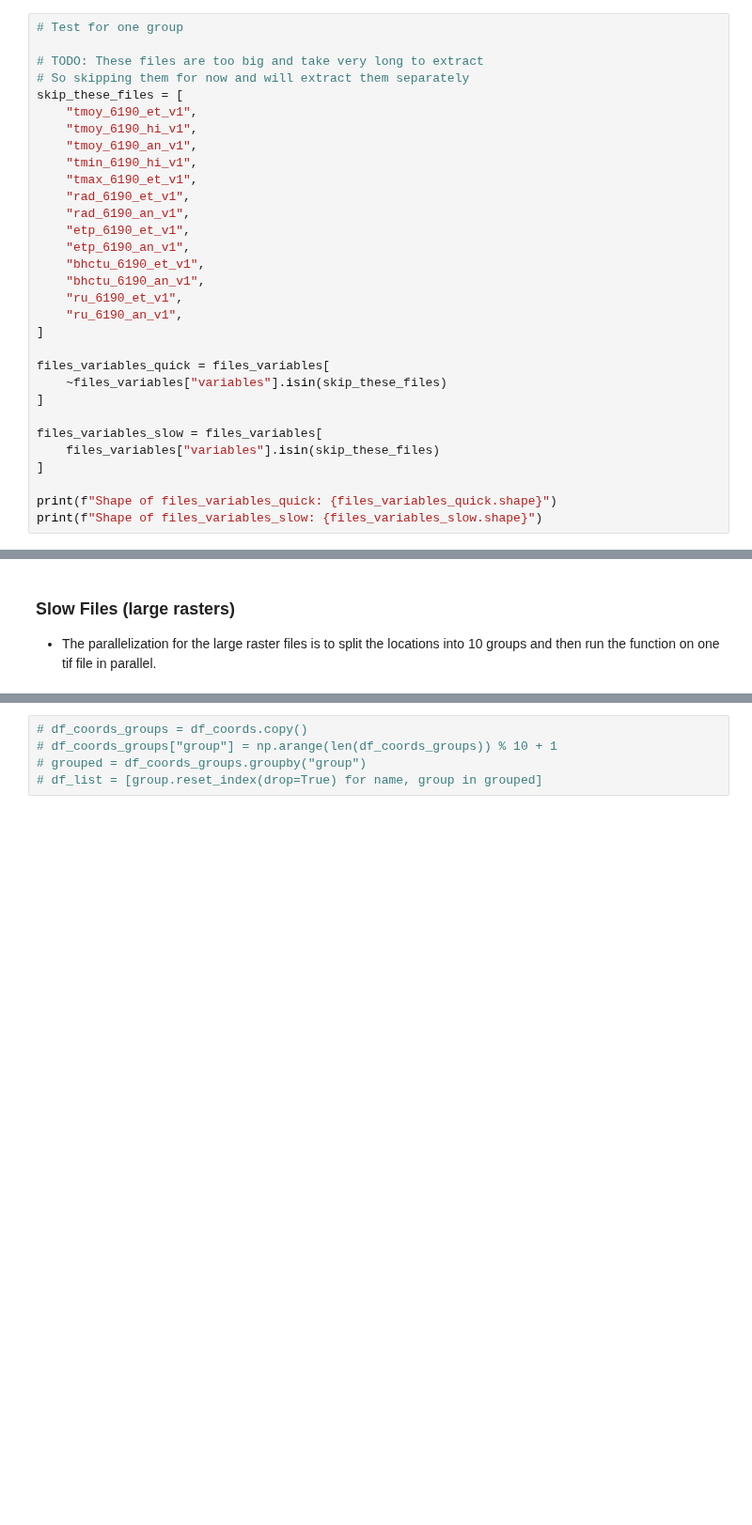
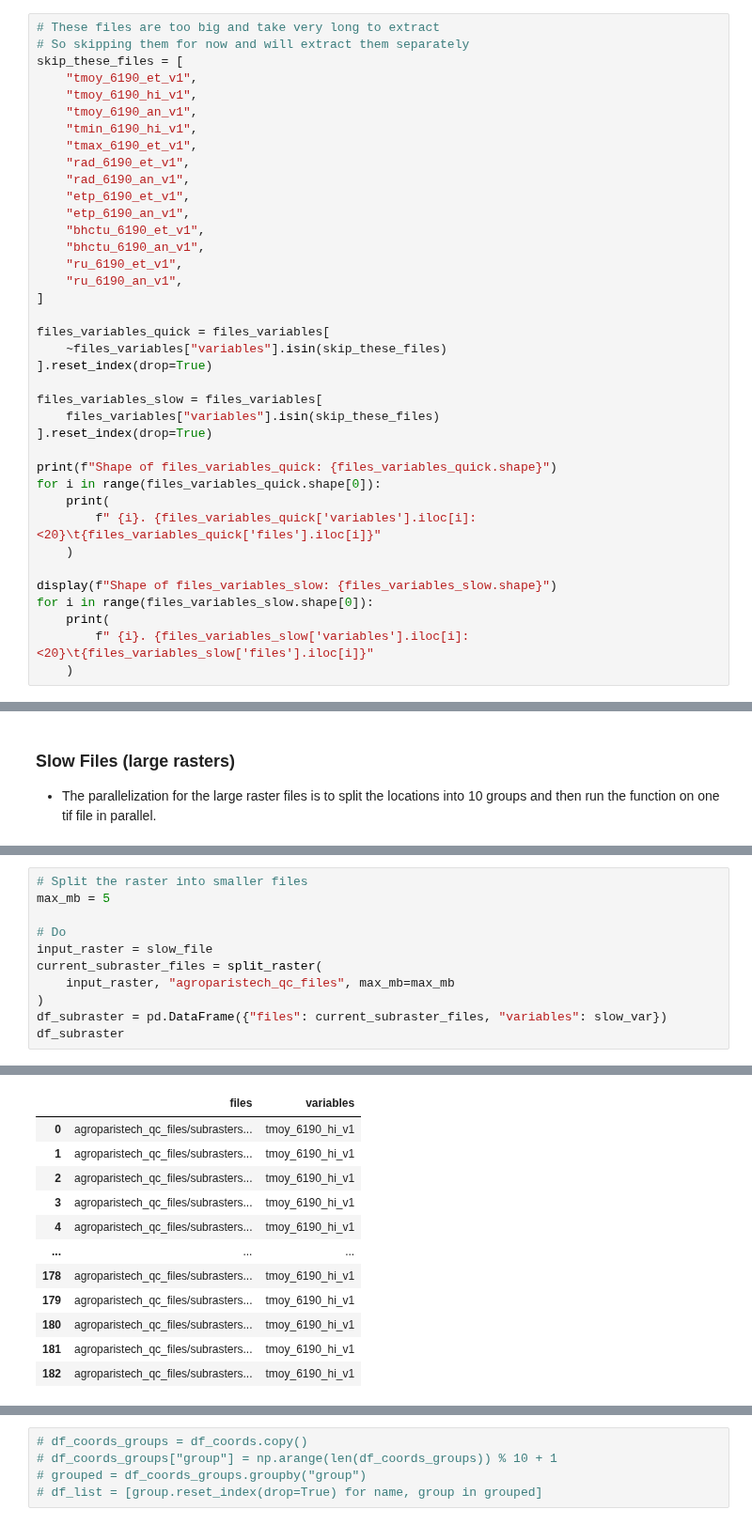
Before and after one commit to padasch/ifn_analysis, a Jupyter notebook: python/03_process_france_data/20_extract_agroparistech_data.ipynb, the cells around one changed output, grey strips where cells are left out. Shown at 94% size. Drawn from its saved outputs; the diff is of its cells as text; blank space fills up the shorter version.

```diff
--- a/python/03_process_france_data/20_extract_agroparistech_data.ipynb
+++ b/python/03_process_france_data/20_extract_agroparistech_data.ipynb
@@ -73,9 +273,7 @@ df_coords.shape
 # %% [markdown]
 ### Split fast and slow files
 # %%
-# Test for one group
-
-# TODO: These files are too big and take very long to extract
+# These files are too big and take very long to extract
 # So skipping them for now and will extract them separately
 skip_these_files = [
     "tmoy_6190_et_v1",
@@ -95,12 +293,21 @@ skip_these_files = [
 
 files_variables_quick = files_variables[
     ~files_variables["variables"].isin(skip_these_files)
-]
+].reset_index(drop=True)
 
 files_variables_slow = files_variables[
     files_variables["variables"].isin(skip_these_files)
-]
+].reset_index(drop=True)
 
 print(f"Shape of files_variables_quick: {files_variables_quick.shape}")
-print(f"Shape of files_variables_slow: {files_variables_slow.shape}")
+for i in range(files_variables_quick.shape[0]):
+    print(
+        f" {i}. {files_variables_quick['variables'].iloc[i]:<20}\t{files_variables_quick['files'].iloc[i]}"
+    )
+
+display(f"Shape of files_variables_slow: {files_variables_slow.shape}")
+for i in range(files_variables_slow.shape[0]):
+    print(
+        f" {i}. {files_variables_slow['variables'].iloc[i]:<20}\t{files_variables_slow['files'].iloc[i]}"
+    )
 # %% [output]
@@ -169,0 +458,12 @@ df_quick_merged.to_csv("data_agroparistech_fastfiles_before_qc.csv", index=False
+# %%
+# Split the raster into smaller files
+max_mb = 5
+
+# Do
+input_raster = slow_file
+current_subraster_files = split_raster(
+    input_raster, "agroparistech_qc_files", max_mb=max_mb
+)
+df_subraster = pd.DataFrame({"files": current_subraster_files, "variables": slow_var})
+df_subraster
+# %% [output]
@@ -169,0 +471,12 @@ df_quick_merged.to_csv("data_agroparistech_fastfiles_before_qc.csv", index=False
+|  | files | variables |
+| 0 | agroparistech_qc_files/subrasters... | tmoy_6190_hi_v1 |
+| 1 | agroparistech_qc_files/subrasters... | tmoy_6190_hi_v1 |
+| 2 | agroparistech_qc_files/subrasters... | tmoy_6190_hi_v1 |
+| 3 | agroparistech_qc_files/subrasters... | tmoy_6190_hi_v1 |
+| 4 | agroparistech_qc_files/subrasters... | tmoy_6190_hi_v1 |
+| ... | ... | ... |
+| 178 | agroparistech_qc_files/subrasters... | tmoy_6190_hi_v1 |
+| 179 | agroparistech_qc_files/subrasters... | tmoy_6190_hi_v1 |
+| 180 | agroparistech_qc_files/subrasters... | tmoy_6190_hi_v1 |
+| 181 | agroparistech_qc_files/subrasters... | tmoy_6190_hi_v1 |
+| 182 | agroparistech_qc_files/subrasters... | tmoy_6190_hi_v1 |
```
Also changed, not shown: parts of 35 cells of this notebook.
